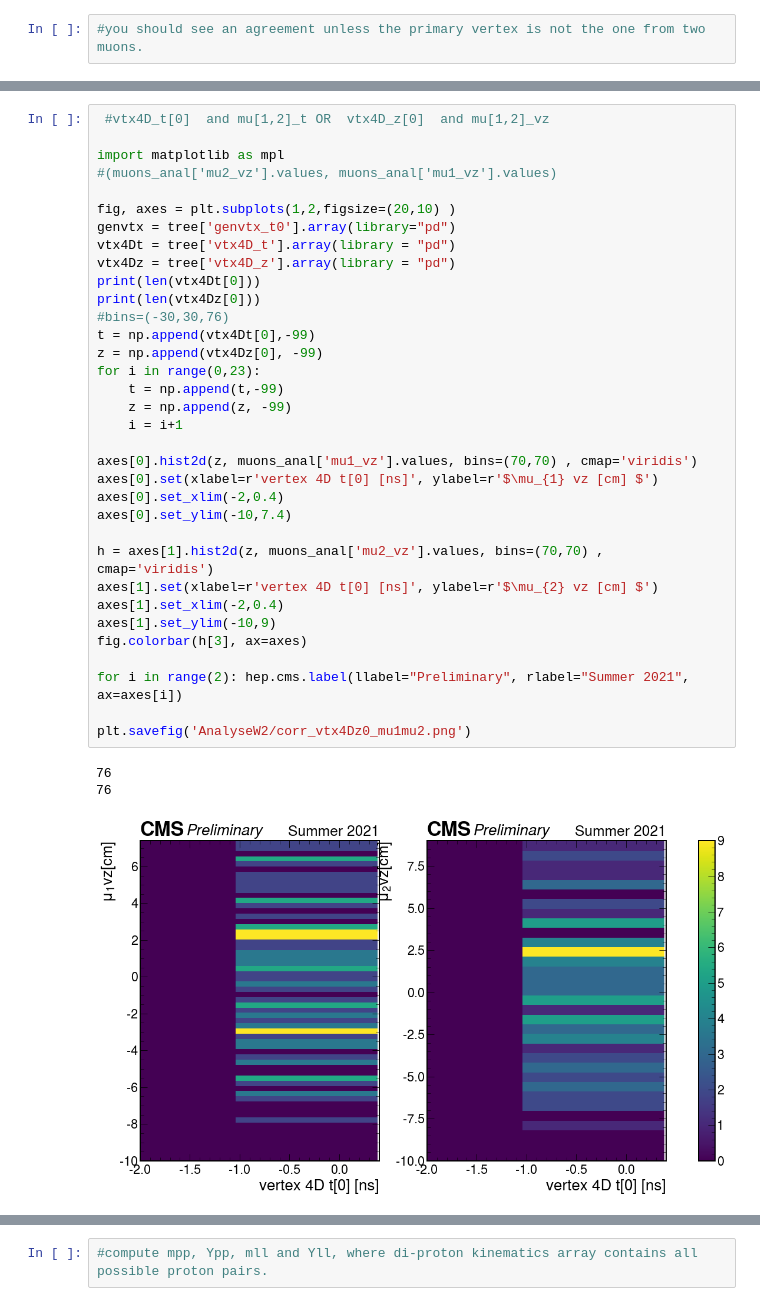
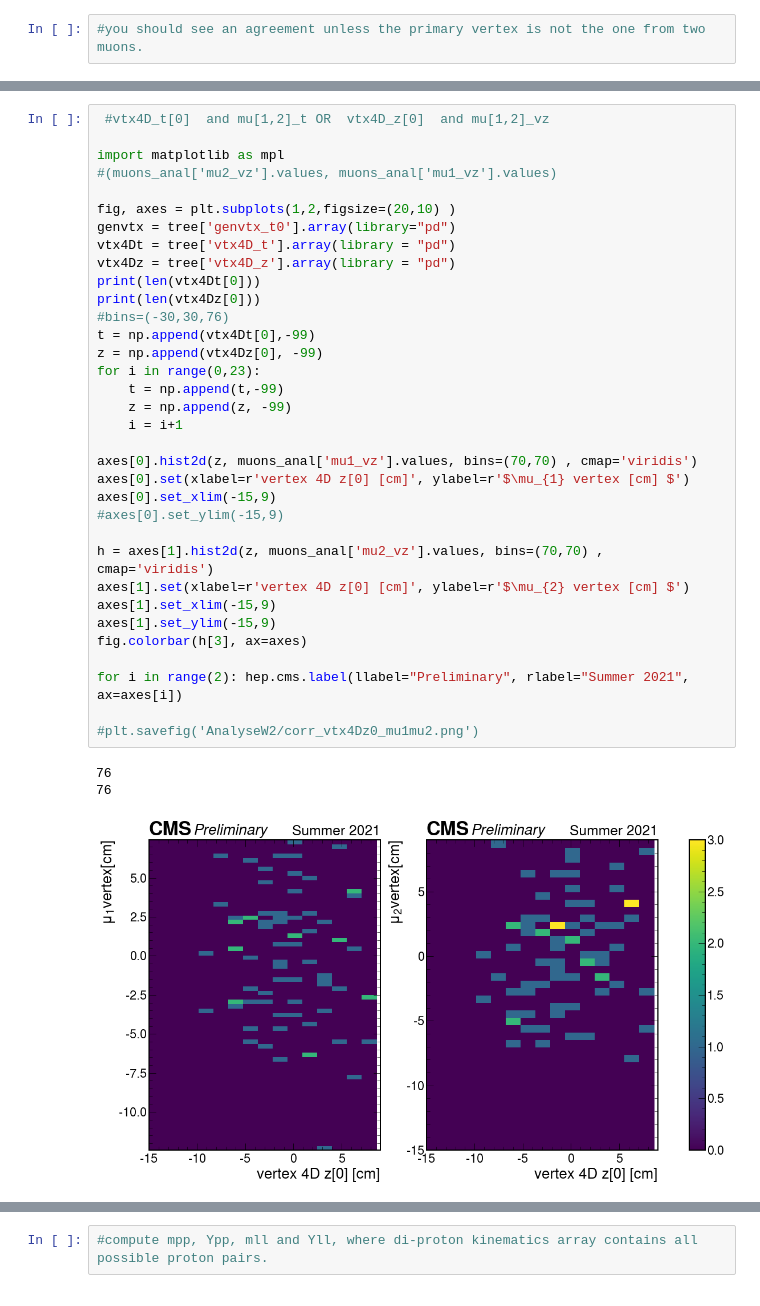
Before and after one commit to jloemker/SWAN, a Jupyter notebook: Analysis_notebook.ipynb, the cells around one changed output, grey strips where cells are left out. Cells and saved outputs as stored; diff of their text form.

```diff
--- a/Analysis_notebook.ipynb
+++ b/Analysis_notebook.ipynb
@@ -454,41 +443,41 @@ for i in range(2): hep.cms.label(llabel="Preliminary", rlabel="Summer 2021", ax=
 # %%
  #vtx4D_t[0]  and mu[1,2]_t OR  vtx4D_z[0]  and mu[1,2]_vz
 
 import matplotlib as mpl
 #(muons_anal['mu2_vz'].values, muons_anal['mu1_vz'].values)
 
 fig, axes = plt.subplots(1,2,figsize=(20,10) )
 genvtx = tree['genvtx_t0'].array(library="pd")
 vtx4Dt = tree['vtx4D_t'].array(library = "pd")
 vtx4Dz = tree['vtx4D_z'].array(library = "pd")
 print(len(vtx4Dt[0]))
 print(len(vtx4Dz[0]))
 #bins=(-30,30,76)
 t = np.append(vtx4Dt[0],-99)
 z = np.append(vtx4Dz[0], -99)
 for i in range(0,23):
     t = np.append(t,-99)
     z = np.append(z, -99)
     i = i+1
 
 axes[0].hist2d(z, muons_anal['mu1_vz'].values, bins=(70,70) , cmap='viridis')
-axes[0].set(xlabel=r'vertex 4D t[0] [ns]', ylabel=r'$\mu_{1} vz [cm] $')
-axes[0].set_xlim(-2,0.4)
-axes[0].set_ylim(-10,7.4)
+axes[0].set(xlabel=r'vertex 4D z[0] [cm]', ylabel=r'$\mu_{1} vertex [cm] $')
+axes[0].set_xlim(-15,9)
+#axes[0].set_ylim(-15,9)
 
 h = axes[1].hist2d(z, muons_anal['mu2_vz'].values, bins=(70,70) , cmap='viridis')
-axes[1].set(xlabel=r'vertex 4D t[0] [ns]', ylabel=r'$\mu_{2} vz [cm] $')
-axes[1].set_xlim(-2,0.4)
-axes[1].set_ylim(-10,9)
+axes[1].set(xlabel=r'vertex 4D z[0] [cm]', ylabel=r'$\mu_{2} vertex [cm] $')
+axes[1].set_xlim(-15,9)
+axes[1].set_ylim(-15,9)
 fig.colorbar(h[3], ax=axes)
 
 for i in range(2): hep.cms.label(llabel="Preliminary", rlabel="Summer 2021", ax=axes[i])
 
-plt.savefig('AnalyseW2/corr_vtx4Dz0_mu1mu2.png')
+#plt.savefig('AnalyseW2/corr_vtx4Dz0_mu1mu2.png')
 # %% [output]
 76
 76
-[figure, old version]
+[figure, new version]
 # %%
 import matplotlib as mpl
 fig, axes = plt.subplots(figsize=(10,10) )
```
Also changed, not shown: parts of 9 cells of this notebook.
